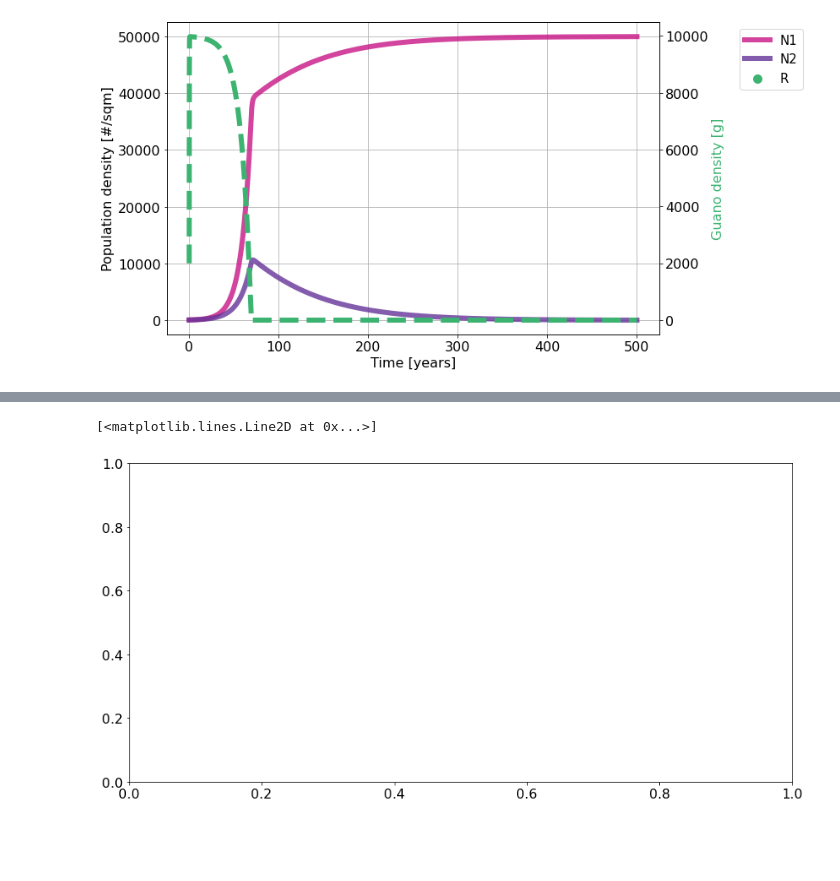
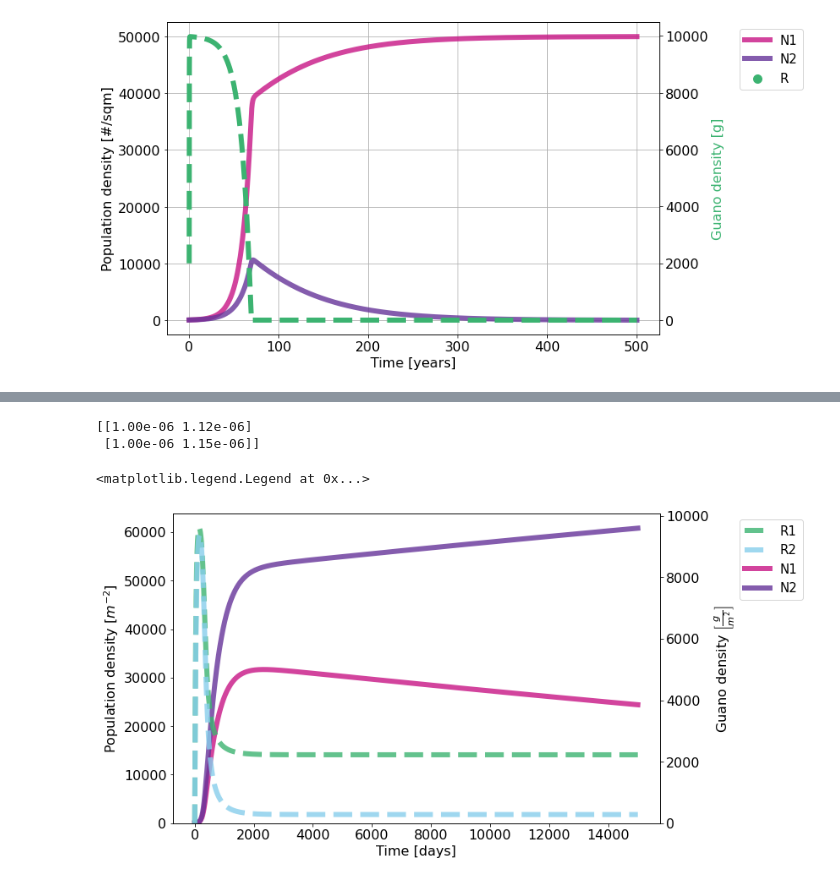
Before and after one commit to chrberrig/MatBio, a Jupyter notebook: simulations/4_competition.ipynb, the cells around one changed output, grey strips where cells are left out. Drawn from its saved outputs; the diff is of its cells as text; code cells hidden in the pictures; blank space fills up the shorter version.

```diff
--- a/simulations/4_competition.ipynb
+++ b/simulations/4_competition.ipynb
@@ -136,14 +228,15 @@ print(sol[2].tolist())
 # %%
-def deriv(state, t, *params):
-    eps, bs, ds, c_max, r, K, nR = params
+def deriv2(state, t, *params):
+    eps, bs, ds, c_max, rs, K, nR = params
     Rs, Ns = state[:nR], state[nR:]
 
     R_char = lambda j: np.sum([bs[j][i]*Rs[i] for i in range(len(Rs))])
+
     C = lambda j: R_char(j)*c_max[j]/(R_char(j) + c_max[j])
 
     dR_dt = np.zeros(len(Rs))
     for iR, R in enumerate(Rs):
-        dR_dt[iR] = r*(K - R) - sum(C(j)*Ns[j] for j in range(len(Ns)))
+        dR_dt[iR] = rs[iR]*(K - R) - sum(C(j)*Ns[j] for j in range(len(Ns)))
 
     dN_dt = np.zeros(len(Ns))
     for iN, N in enumerate(Ns):
@@ -151,27 +244,57 @@ def deriv(state, t, *params):
 
     return np.array([*dR_dt, *dN_dt])
 # %%
-bs = np.array([[0.1, 0.12],[0.15, 0.1]]) # sqm /(day*beetle)
-bs = np.multiply(bs, yr) # sqm /(yr*beetle)
+bs = np.array([[0.1, 0.112],[0.1, 0.115]]) # sqm /(day*beetle)
+bs = np.multiply(bs, 1e-5)
+#bs = np.multiply(bs, yr) # sqm /(yr*beetle)
+print(bs)
 
-c_maxs = [0.1, 0.5] # g/(beetle*day)
-c_maxs = [yr*i for i in c_maxs] # g/(beetle*yr)
+c_maxs = [0.1, 0.15] # g/(beetle*day)
+# c_maxs = [yr*i for i in c_maxs] # g/(beetle*yr)
 
-init_state = [100, 100, 50, 50]
+ds = [1/yr, 1/yr]
+
+rs = [10/yr, 8/yr]  # Unit: [1/day]
+K = 10000 # Unit: [g/sqm]
+
+t = np.linspace(0, 15000, 100000)
+init_state = [0, 0, 50, 50]
 nR = 2
 
-params = (eps, bs, ds, c_maxs, r, K, nR )
-sol = odeint(deriv, init_state, t, params).T
+params = (eps, bs, ds, c_maxs, rs, K, nR )
+sol = odeint(deriv2, init_state, t, params).T
 R1, R2, N1, N2 = sol
 
 # print(R1)
 
-fig, ax1 = plt.subplots(1,1, figsize=(12, 6), tight_layout=True)
-ax2.plot(t, R1*V)# , label="R", color = 'mediumseagreen', linestyle="--")
-ax2.plot(t, R2*V)# , label="R", color = 'mediumseagreen', linestyle="--")
-ax2.plot(t, N1*V)# , label="R", color = 'mediumseagreen', linestyle="--")
-ax2.plot(t, N2*V)# , label="R", color = 'mediumseagreen', linestyle="--")
+# print(Rstar(0), Rstar(1))
+
+fig, ax = plt.subplots(1,1, figsize=(12, 6), tight_layout=True)
+ax_twin = ax.twinx()
+ax_twin.plot(t, R1 , label="R1", alpha=0.8, color='mediumseagreen', linestyle="--")
+ax_twin.plot(t, R2 , label="R2", alpha=0.8, color = 'skyblue', linestyle="--")
+ax.plot([], [] , label="R1", alpha=0.8, color='mediumseagreen', linestyle="--")
+ax.plot([], [] , label="R2", alpha=0.8, color = 'skyblue', linestyle="--")
+
+ax.plot(t, N1, label="N1", color='mediumvioletred', alpha=0.8)#, color = 'mediumseagreen', linestyle="--")
+ax.plot(t, N2 , label="N2", color='rebeccapurple', alpha=0.8)#, color = 'mediumseagreen', linestyle="--")
+
+ax.set_ylabel('Population density $\\left[ m^{-2} \\right]$')
+ax_twin.set_ylabel('Guano density $\\left[ \\frac{g}{m^{2}} \\right]$')
+ax.set_xlabel('Time [days]')
+
+ax.set_ylim(bottom=0)
+ax_twin.set_ylim(bottom=0)
+
+#ax_twin.axhline(Rstar(1), linewidth=5, alpha=0.5, linestyle=":")
+#ax_twin.axhline(Rstar(0), linewidth=5, alpha=0.5, linestyle=":")
+
+ax.legend(bbox_to_anchor=(1.15, 1), loc=2, borderaxespad=0.5, fontsize=15)
+
+# plt.savefig("multiple_resourses.png")
 # %% [output]
-[<matplotlib.lines.Line2D at 0x...>]
+[[1.00e-06 1.12e-06]
+ [1.00e-06 1.15e-06]]
+<matplotlib.legend.Legend at 0x...>
-[figure, old version]
+[figure, new version]
 # %%
```
Also changed, not shown: parts of 6 cells of this notebook.
